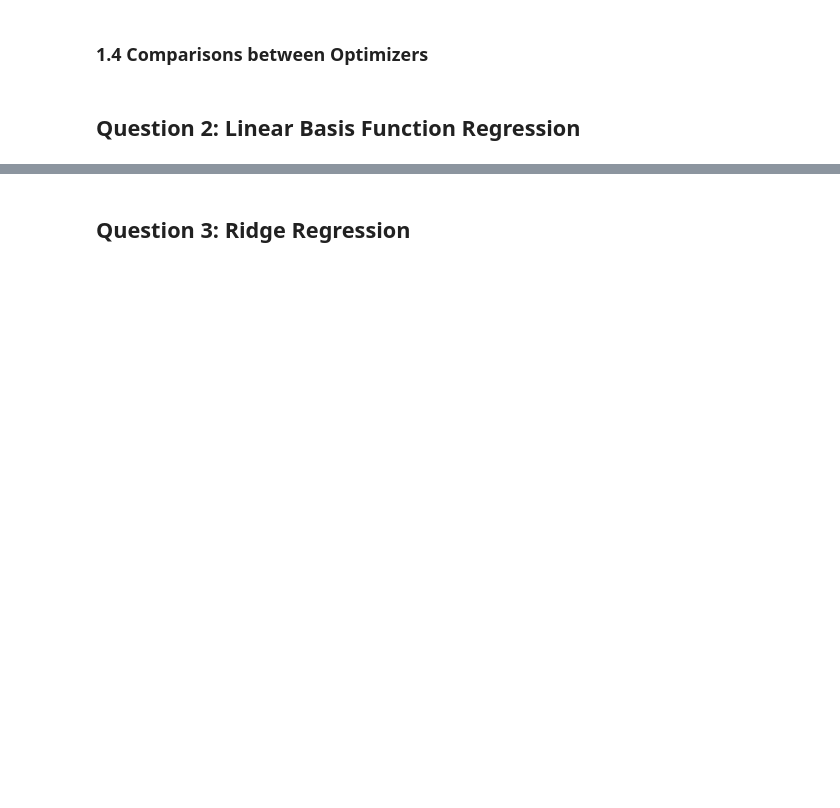
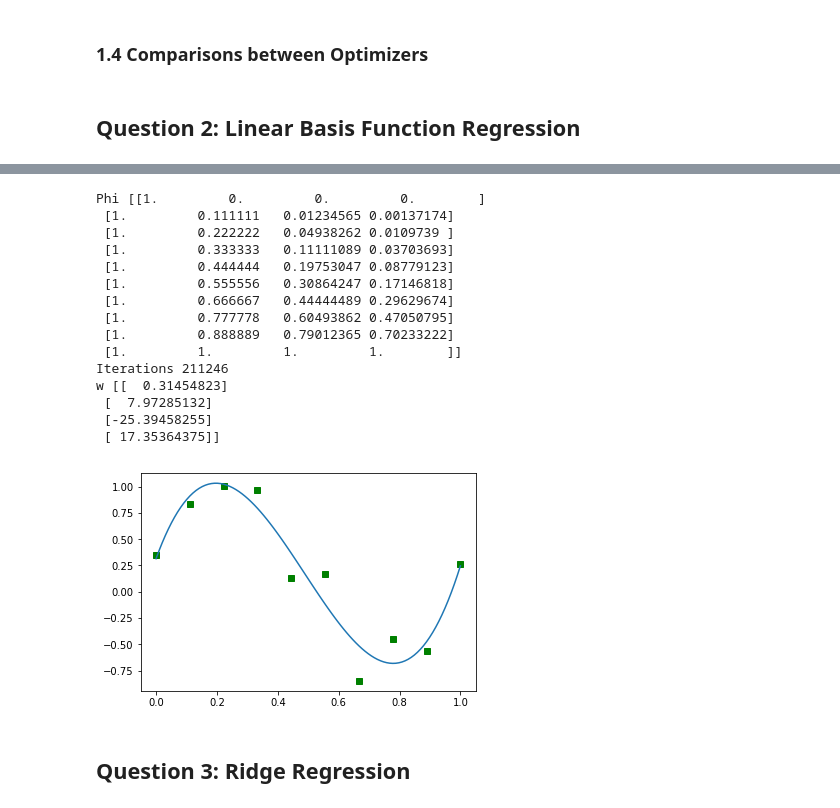
Before and after one commit to manthan787/machine-learning, a Jupyter notebook: PA1.ipynb, the cells around one changed output, grey strips where cells are left out. Saved outputs shown, nothing was run; the diff lists cells and outputs as text; code cells hidden in the pictures; blank space fills up the shorter version.

```diff
--- a/PA1.ipynb
+++ b/PA1.ipynb
@@ -124,2 +205,22 @@ array([-0.07784757,  0.07814793])
+# %%
+# For M = 3
+regressionPlot(X, Y, 3)
+# %% [output]
+Phi [[1.         0.         0.         0.        ]
+ [1.         0.111111   0.01234565 0.00137174]
+ [1.         0.222222   0.04938262 0.0109739 ]
+ [1.         0.333333   0.11111089 0.03703693]
+ [1.         0.444444   0.19753047 0.08779123]
+ [1.         0.555556   0.30864247 0.17146818]
+ [1.         0.666667   0.44444489 0.29629674]
+ [1.         0.777778   0.60493862 0.47050795]
+ [1.         0.888889   0.79012365 0.70233222]
+ [1.         1.         1.         1.        ]]
+Iterations 211246
+w [[  0.31454823]
+ [  7.97285132]
+ [-25.39458255]
+ [ 17.35364375]]
+[figure, added]
 # %% [markdown]
 ## Question 3: Ridge Regression
```
Also changed, not shown: parts of 10 cells of this notebook, 1 other file.
